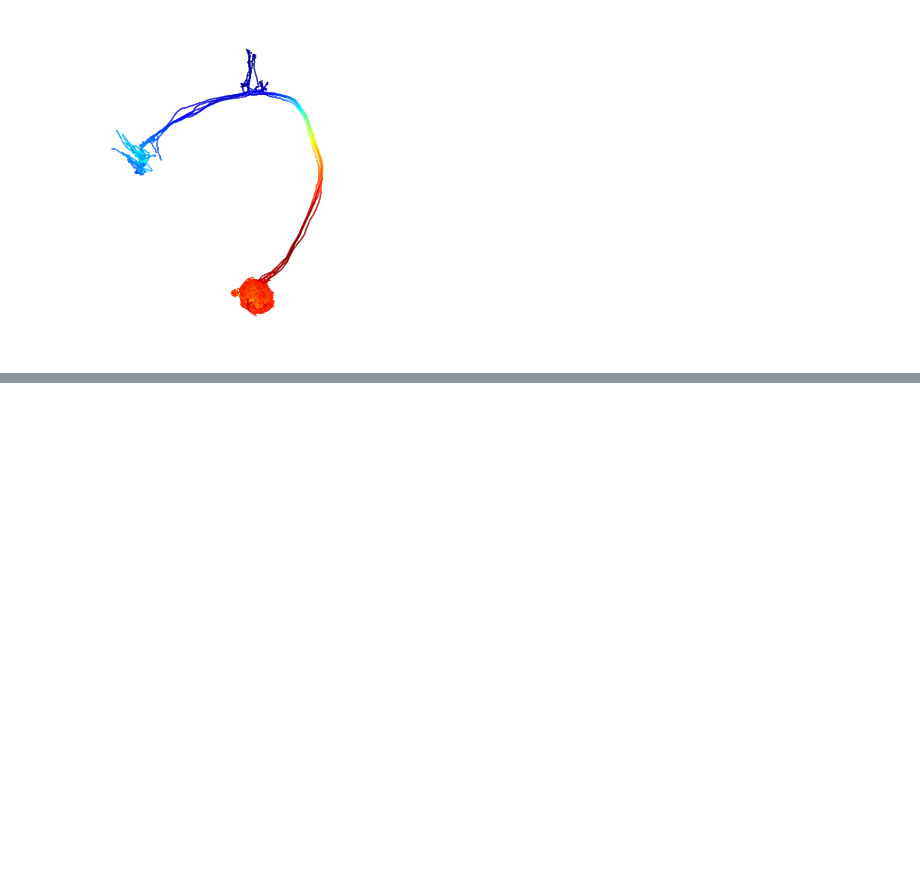
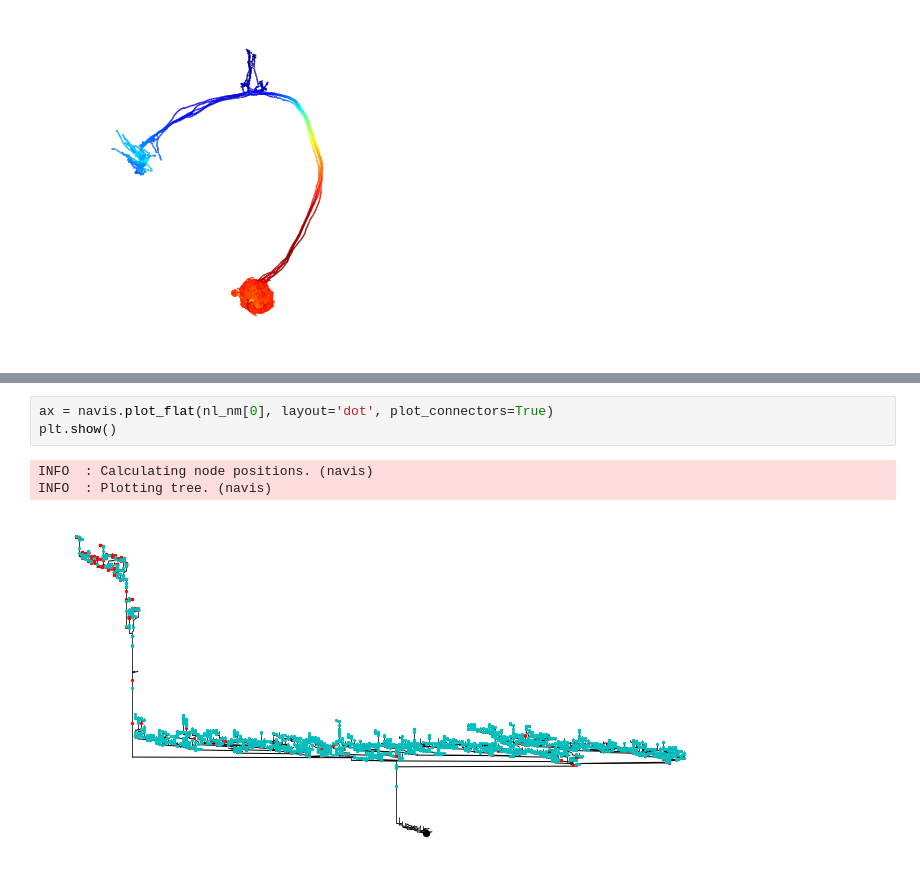
Before and after one commit to navis-org/navis, a Jupyter notebook: docs/source/tutorials/plotting.ipynb, the cells around one changed output, grey strips where cells are left out. Saved outputs shown, nothing was run; the diff lists cells and outputs as text; blank space fills up the shorter version.

```diff
--- a/docs/source/tutorials/plotting.ipynb
+++ b/docs/source/tutorials/plotting.ipynb
@@ -351,0 +414,7 @@ plt.show()
+# %%
+ax = navis.plot_flat(nl_nm[0], layout='dot', plot_connectors=True)
+plt.show()
+# %% [output]
+INFO  : Calculating node positions. (navis)
+INFO  : Plotting tree. (navis)
+[figure, added]
```
Also changed, not shown: parts of 20 cells of this notebook, 5 other files.
